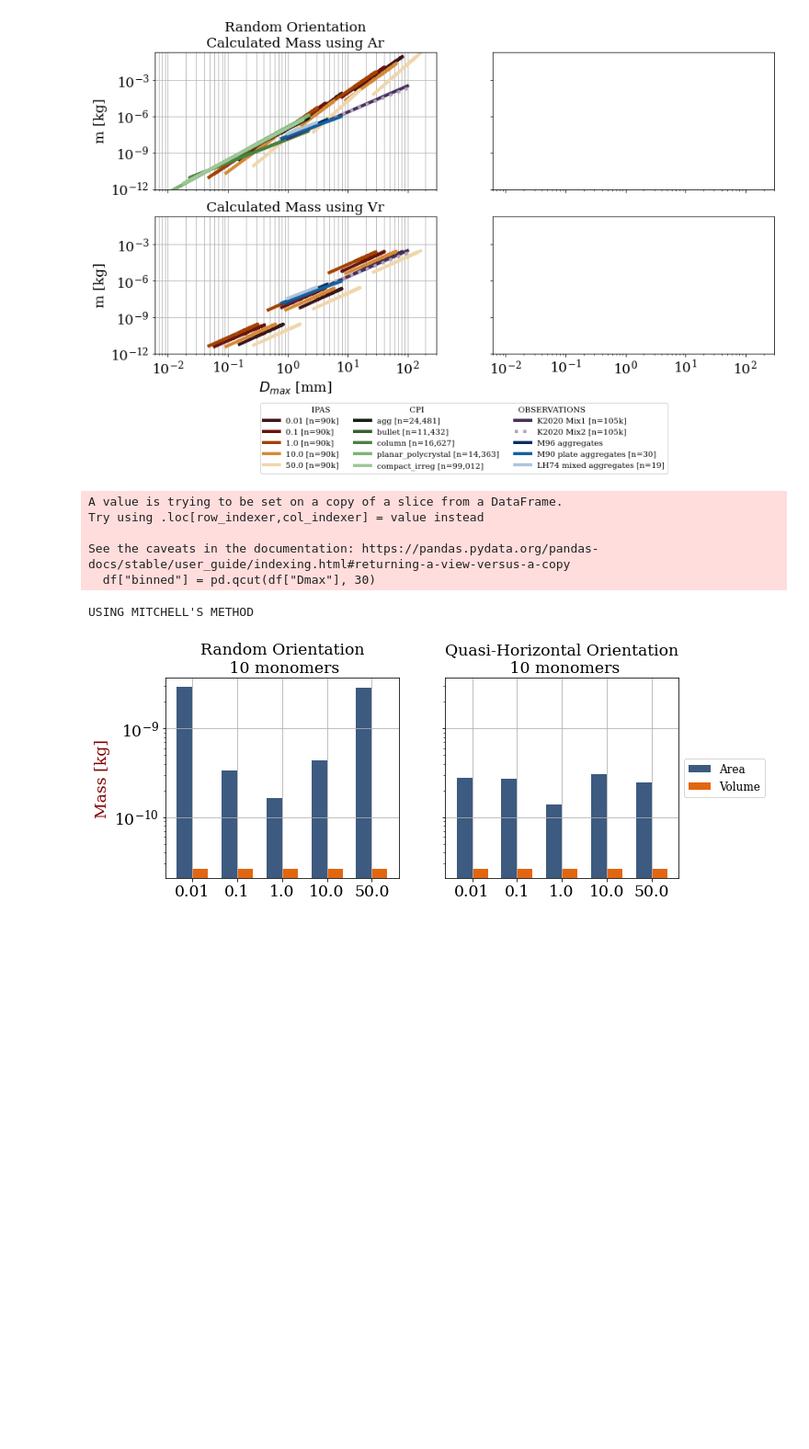
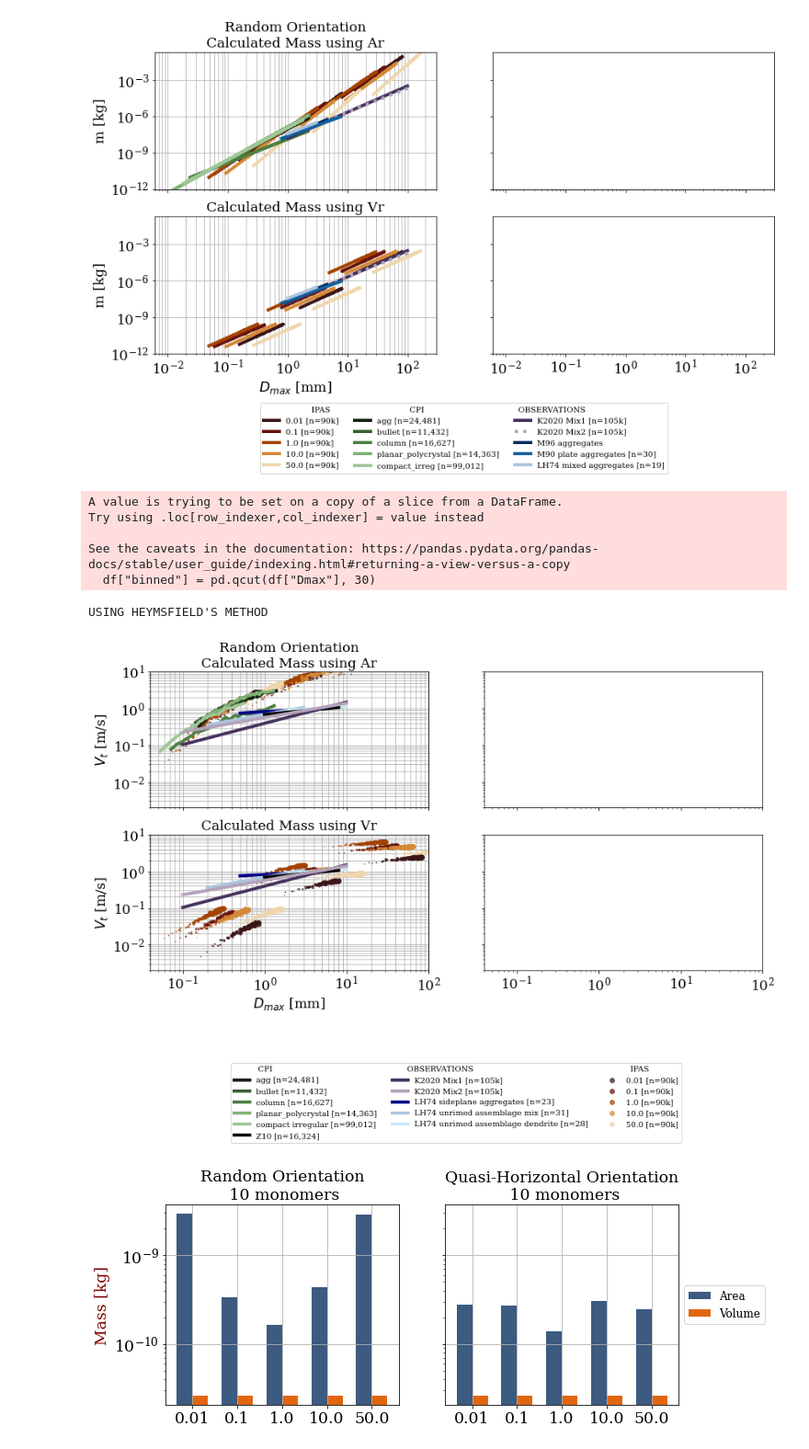
Before and after one commit to vprzybylo/IPAS, a Jupyter notebook: ipas/visualizations/m_D_relationships.ipynb, the cells around one changed output. Shown at 92% size. Saved outputs shown, nothing was run; the diff lists cells and outputs as text; code cells hidden in the pictures; blank space fills up the shorter version.

```diff
--- a/ipas/visualizations/m_D_relationships.ipynb
+++ b/ipas/visualizations/m_D_relationships.ipynb
@@ -143,7 +140,7 @@ r_idxs = [0, 1, 2]
 fig, ((ax1, ax2), (ax3, ax4)) = plt.subplots(2, 2, figsize=(14,7), sharey=True, sharex=True)
 
 # flag for plotting vt using Mitchells eqs.; otherwise, use Heymsfield
-Mitchell = True
+Mitchell = False
 # RANDOM ORIENTATION
 locals().update(result_rand)
 p = plot.Plots(ax1, df_CPI, agg_as, agg_bs, agg_cs, phi_idxs, r_idxs, Aps, Acs, Vps, Ves, Dmaxs)
@@ -152,35 +149,36 @@ title='Random Orientation\nCalculated Mass using Ar'
 p.vt_plot(title, ylabel, mflag = 'area', Mitchell=Mitchell, result_rand=True)
 
 # # QUASI-HORIZONTAL ORIENTATION
 # locals().update(result_flat)
 # p = plot.Plots(ax2, df_CPI, agg_as, agg_bs, agg_cs, phi_idxs, r_idxs, Aps, Acs, Vps, Ves, Dmaxs)
 # title = f"Quasi-Horizontal Orientation\nCalculated Mass using Ar"
 # ylabel = " "
 # p.vt_plot(title, ylabel, mflag = 'area',  Mitchell=Mitchell, result_rand=False)
 
 # RANDOM ORIENTATION
 locals().update(result_rand)
 p = plot.Plots(ax3, df_CPI, agg_as, agg_bs, agg_cs, phi_idxs, r_idxs, Aps, Acs, Vps, Ves, Dmaxs)
 ylabel = "$V_t$ [m/s]"
 title='\nCalculated Mass using Vr'
 p.vt_plot(title, ylabel,  mflag = 'vol', Mitchell=Mitchell, result_rand=True)
 
 # # QUASI-HORIZONTAL ORIENTATION
 # locals().update(result_flat)
 # p = plot.Plots(ax4, df_CPI, agg_as, agg_bs, agg_cs, phi_idxs, r_idxs, Aps, Acs, Vps, Ves, Dmaxs)
 # ylabel = " "
 # title='\nCalculated Mass using Vr'
 # p.vt_plot(title, ylabel, mflag = 'vol',  Mitchell=Mitchell, result_rand=False)
 # #plt.savefig('../plots/vt.png', bbox_inches='tight')
 
-print("USING MITCHELL'S METHOD")
+print("USING MITCHELL'S METHOD") if Mitchell else print("USING HEYMSFIELD'S METHOD")
 # %% [output]
 A value is trying to be set on a copy of a slice from a DataFrame.
 Try using .loc[row_indexer,col_indexer] = value instead
 
 See the caveats in the documentation: https://pandas.pydata.org/pandas-docs/stable/user_guide/indexing.html#returning-a-view-versus-a-copy
   df["binned"] = pd.qcut(df["Dmax"], 30)
-USING MITCHELL'S METHOD
+USING HEYMSFIELD'S METHOD
+[figure, added]
 # %%
 # random ORIENTATION
 # convert dict keys to variables
```
Also changed, not shown: parts of 3 cells of this notebook, 2 other files.
